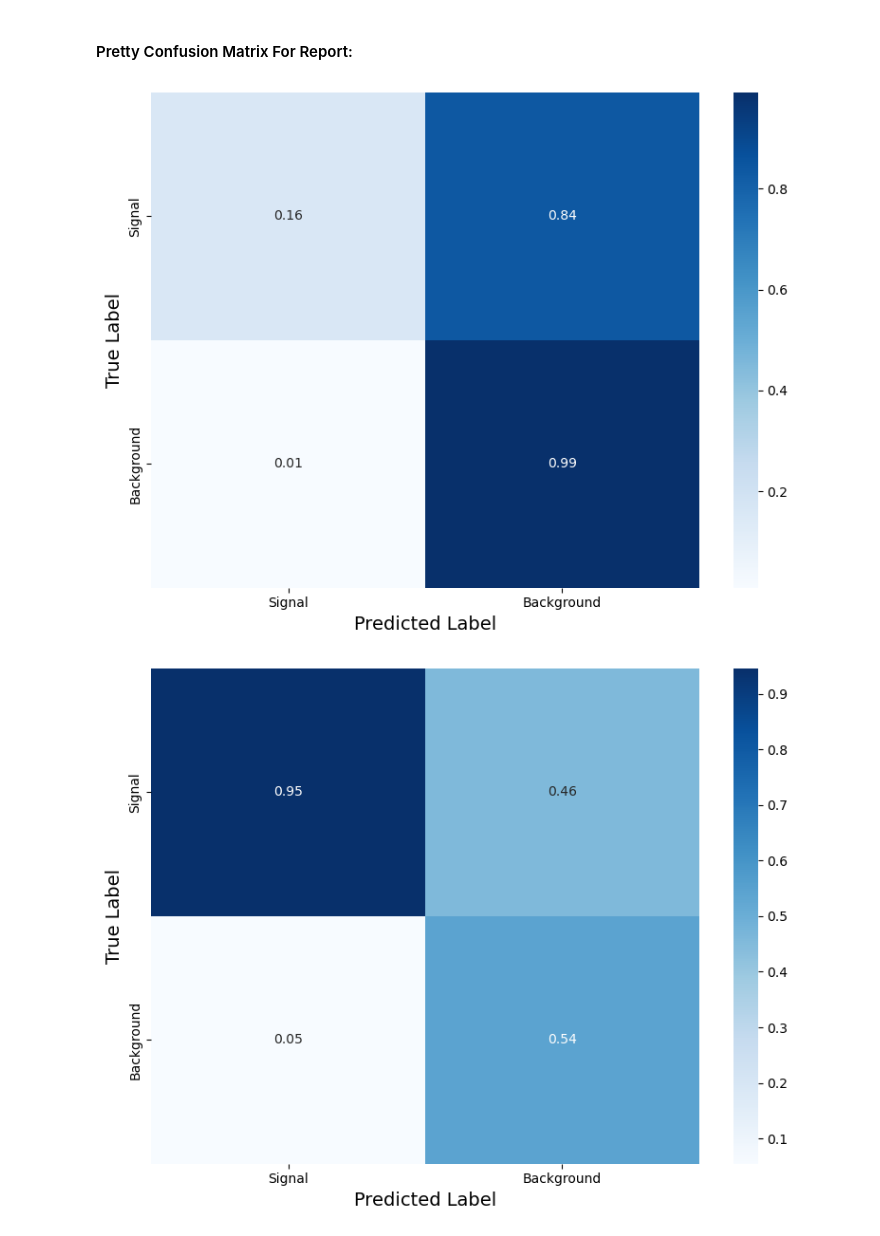
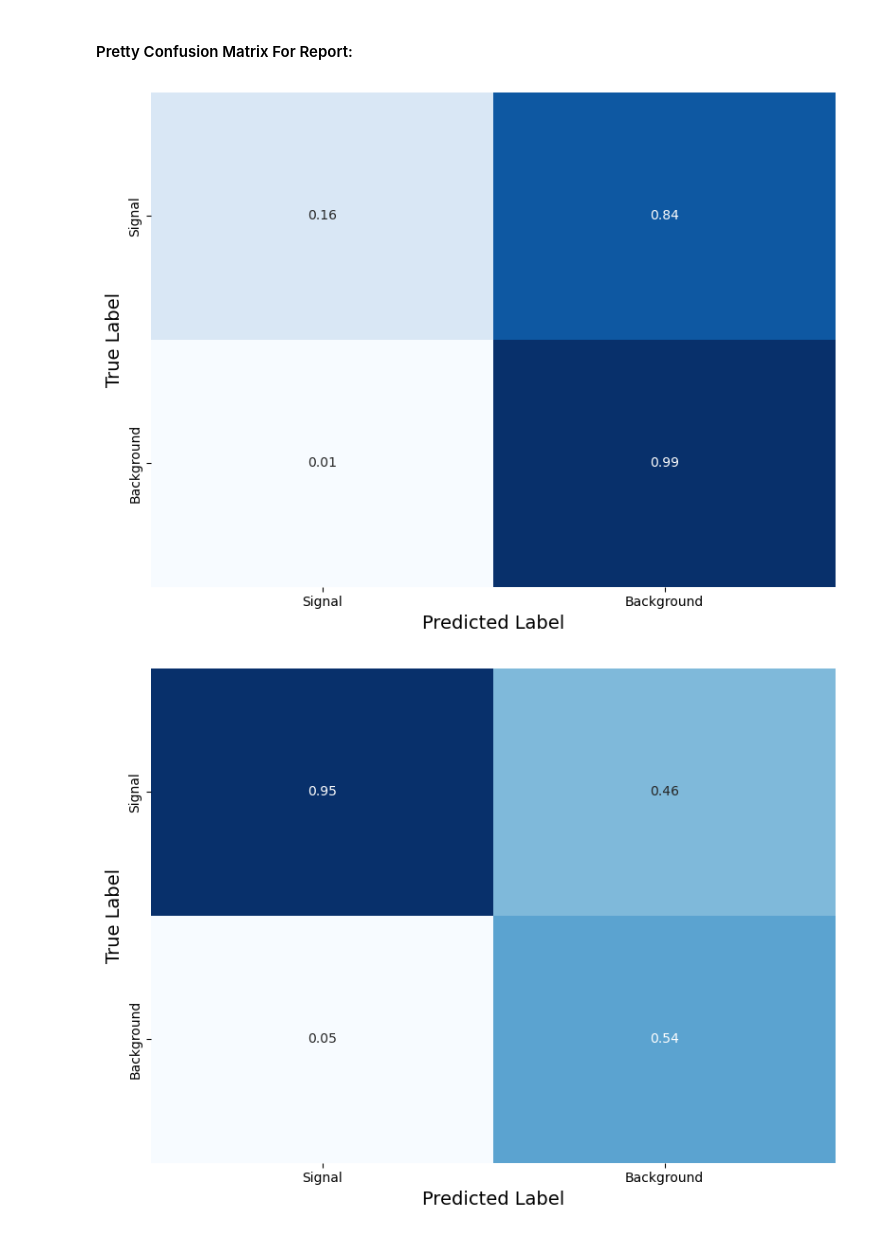
Before and after one commit to rabmc24/msci_project, a Jupyter notebook: MLP_new_data.ipynb, the cells around one changed output. Cells and saved outputs as stored; diff of their text form; code cells hidden in the pictures.

```diff
--- a/MLP_new_data.ipynb
+++ b/MLP_new_data.ipynb
@@ -790,38 +790,38 @@ precision = tp / (tp + fp) if (tp + fp) > 0 else 0
 recall = tp / (tp + fn) if (tp + fn) > 0 else 0
 f1 = 2 * precision * recall / (precision + recall) if (precision + recall) > 0 else 0
 
 # Plot 1: Normalized by row (shows classification rate)
 plt.figure(figsize=(8, 6))
 conf_norm_row = conf_matrix.astype('float') / conf_matrix.sum(axis=1)[:, np.newaxis]
 sns.heatmap(conf_norm_row, annot=True, fmt='.2f', cmap='Blues',
             xticklabels=['Signal', 'Background'],
-            yticklabels=['Signal', 'Background'])
+            yticklabels=['Signal', 'Background'],cbar=False)
 plt.xlabel('Predicted Label', fontsize=14)
 plt.ylabel('True Label', fontsize=14)
 plt.tight_layout()
 plt.show()
 
 # Plot 2: Normalized by column (shows precision)
 plt.figure(figsize=(8, 6))
 conf_norm_col = conf_matrix.astype('float') / conf_matrix.sum(axis=0)[np.newaxis, :]
-sns.heatmap(conf_norm_col, annot=True, fmt='.2f', s',
+sns.heatmap(conf_norm_col, annot=True, fmt='.2f', cmap='Blues',
             xticklabels=['Signal', 'Background'],
-            yticklabels=['Signal', 'Background'])
+            yticklabels=['Signal', 'Background'], cbar=False)
 plt.xlabel('Predicted Label', fontsize=14)
 plt.ylabel('True Label', fontsize=14)
 plt.tight_layout()
 plt.show()
 
 # Print metrics
 print(f"Metrics (threshold = {best_threshold:.2f}):")
 print(f"Accuracy: {accuracy:.4f}")
 print(f"Precision: {precision:.4f}")
 print(f"Recall (Sensitivity): {recall:.4f}")
 print(f"F1 Score: {f1:.4f}")
 print(f"Specificity: {tn/(tn+fp):.4f}")
 # %% [output]
-[figure, old version]
+[figure, new version]
-[figure, old version]
+[figure, new version]
 Metrics (threshold = 0.90):
 Accuracy: 0.5782
 Precision: 0.9453
```
Also changed, not shown: parts of 1 cell of this notebook, 6 other files.
